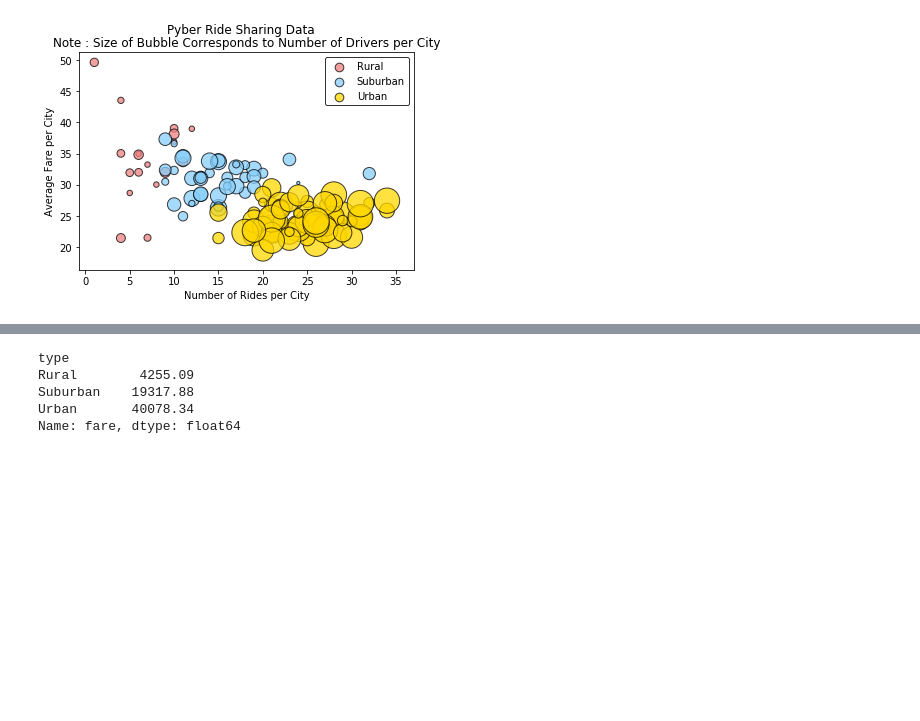
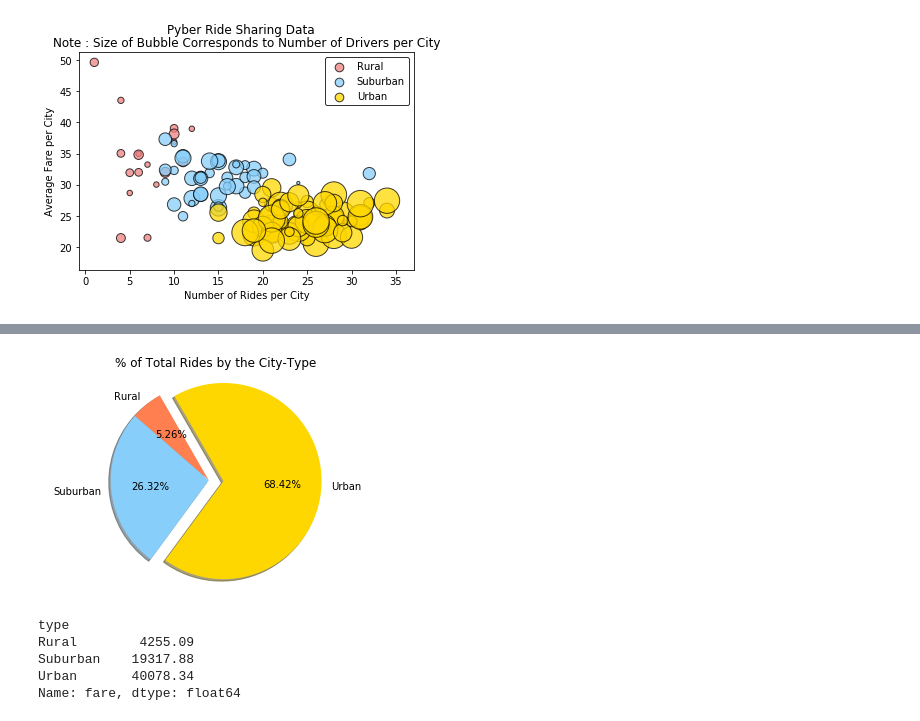
Before and after one commit to gayatripingale/Homework, a Jupyter notebook: Matplotlib/Pyber_RideSharing_Matplotlib.ipynb, the cells around one changed output, grey strips where cells are left out. Cells and saved outputs as stored; diff of their text form; code cells hidden in the pictures; blank space fills up the shorter version.

```diff
--- a/Matplotlib/Pyber_RideSharing_Matplotlib.ipynb
+++ b/Matplotlib/Pyber_RideSharing_Matplotlib.ipynb
@@ -174,3 +173,18 @@ plt.show()
+# %%
+# Pie Chart for: % of Total Rides by the City-Type
+
+# Calculate the total Number Of Rides by the City-Type
+total_rides_by_type = merged_df.groupby(['type']).ride_id.count()
+labels = ["Rural","Suburban","Urban"]
+colors = ["Coral","lightskyblue","Gold"]
+explode =(0,0,0.15)
+plt.title("% of Total Rides by the City-Type")
+plt.pie(total_rides_by_type,labels=labels, explode=explode, colors=colors,autopct="%.2f%%", shadow=True, startangle=120)
+plt.axis('equal')
+plt.savefig
+plt.show()
+# %% [output]
+[figure, added]
 # %%
 total_fare.head()
 # %% [output]
```
Also changed, not shown: parts of 2 cells of this notebook.
